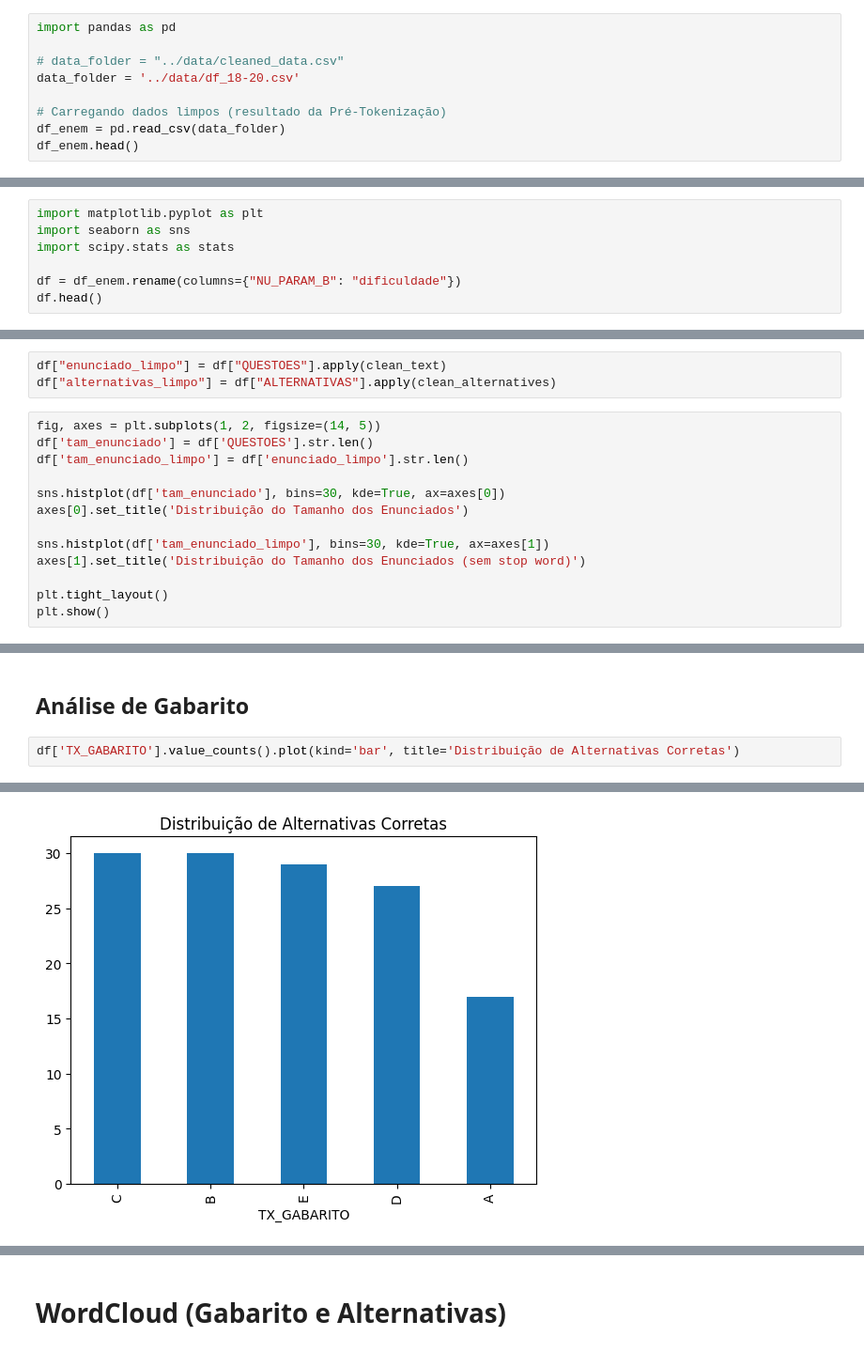
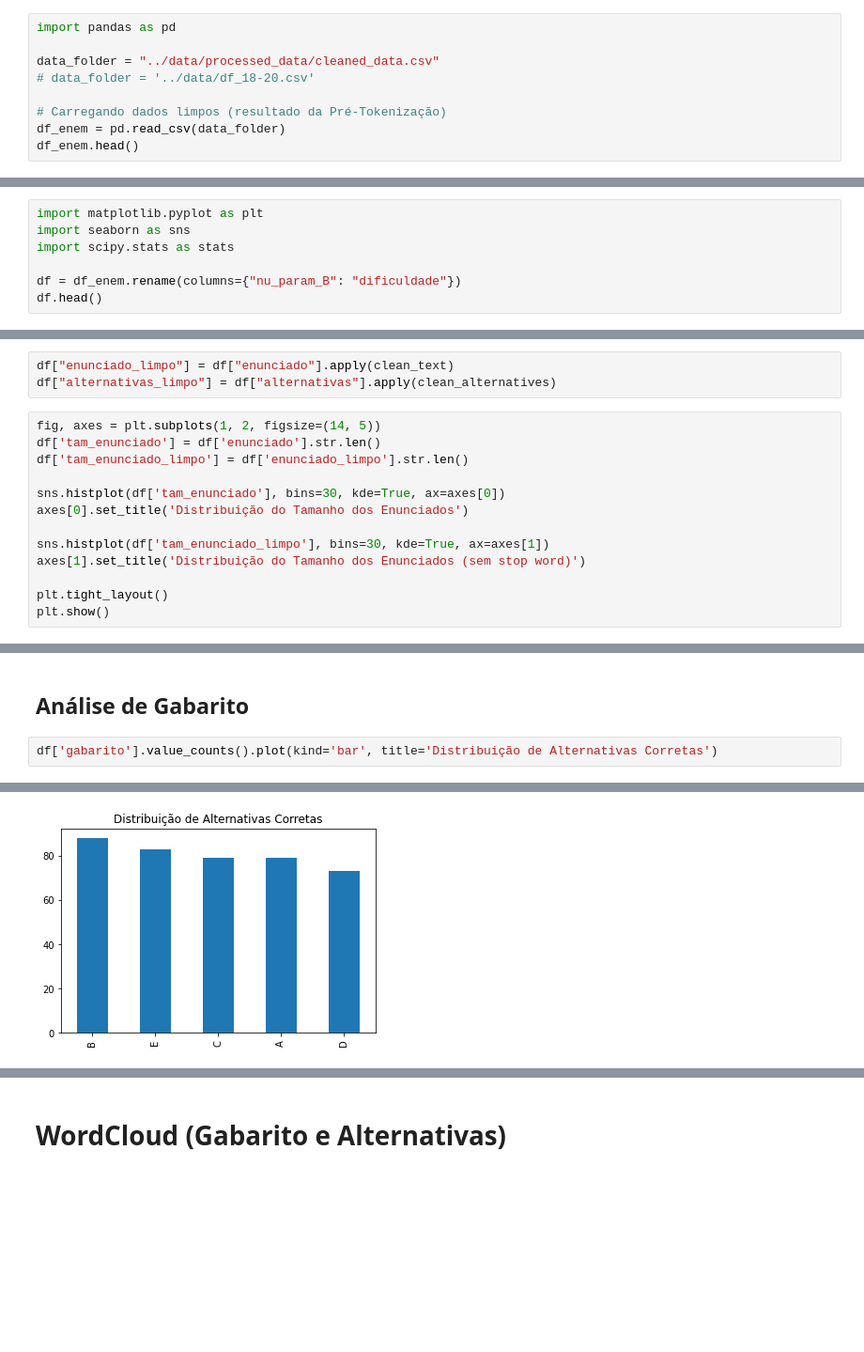
Before and after one commit to ciziks/enem-embbedings-social-questions, a Jupyter notebook: notebooks/5. Exploratory_Analysis.ipynb, the cells around one changed output, grey strips where cells are left out. Shown: that part at 94% size. Cells and saved outputs as stored; diff of their text form; blank space fills up the shorter version.

```diff
--- a/notebooks/5. Exploratory_Analysis.ipynb
+++ b/notebooks/5. Exploratory_Analysis.ipynb
@@ -3,8 +3,8 @@
 # %%
 import pandas as pd
 
-# data_folder = "../data/cleaned_data.csv"
-data_folder = '../data/df_18-20.csv'
+data_folder = "../data/processed_data/cleaned_data.csv"
+# data_folder = '../data/df_18-20.csv'
 
 # Carregando dados limpos (resultado da Pré-Tokenização)
 df_enem = pd.read_csv(data_folder)
@@ -21,6 +21,6 @@ import matplotlib.pyplot as plt
 import seaborn as sns
 import scipy.stats as stats
 
-df = df_enem.rename(columns={"NU_PARAM_B": "dificuldade"})
+df = df_enem.rename(columns={"nu_param_B": "dificuldade"})
 df.head()
 # %% [output]
@@ -161,9 +167,9 @@ def clean_alternatives(alt_text):
 # %%
-df["enunciado_limpo"] = df["QUESTOES"].apply(clean_text)
-df["alternativas_limpo"] = df["ALTERNATIVAS"].apply(clean_alternatives)
+df["enunciado_limpo"] = df["enunciado"].apply(clean_text)
+df["alternativas_limpo"] = df["alternativas"].apply(clean_alternatives)
 # %%
 fig, axes = plt.subplots(1, 2, figsize=(14, 5))
-df['tam_enunciado'] = df['QUESTOES'].str.len()
+df['tam_enunciado'] = df['enunciado'].str.len()
 df['tam_enunciado_limpo'] = df['enunciado_limpo'].str.len()
 
 sns.histplot(df['tam_enunciado'], bins=30, kde=True, ax=axes[0])
@@ -198,5 +204,5 @@ Não se verifica um correlação direta entre o tamanho do enunciado e a dificul
 # %% [markdown]
 ## **Análise de Gabarito**
 # %%
-df['TX_GABARITO'].value_counts().plot(kind='bar', title='Distribuição de Alternativas Corretas')
+df['gabarito'].value_counts().plot(kind='bar', title='Distribuição de Alternativas Corretas')
 # %% [output]
@@ -204,3 +210,3 @@ df['TX_GABARITO'].value_counts().plot(kind='bar', title='Distribuição de Alter
-[figure, old version]
+[figure, new version]
 # %%
 fig, axes = plt.subplots(1, 2, figsize=(14, 5))
```
Also changed, not shown: parts of 19 cells of this notebook, 60 other files.
